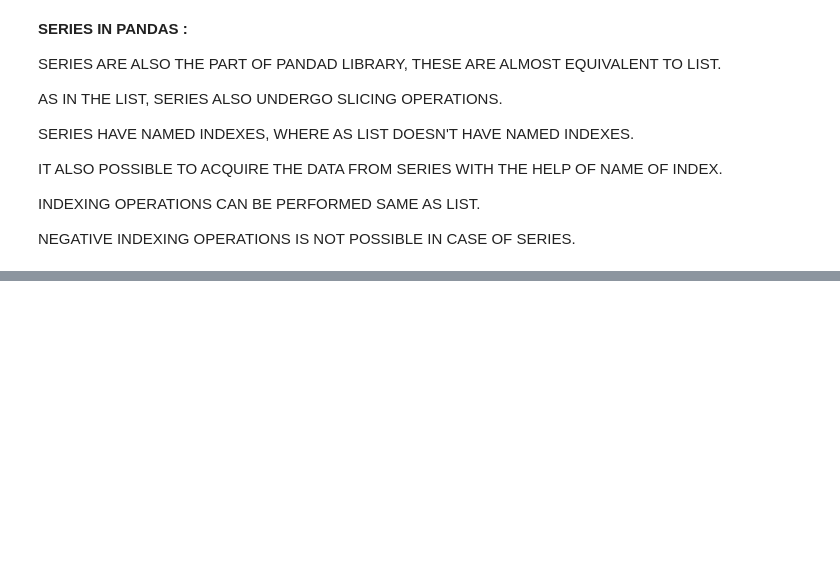
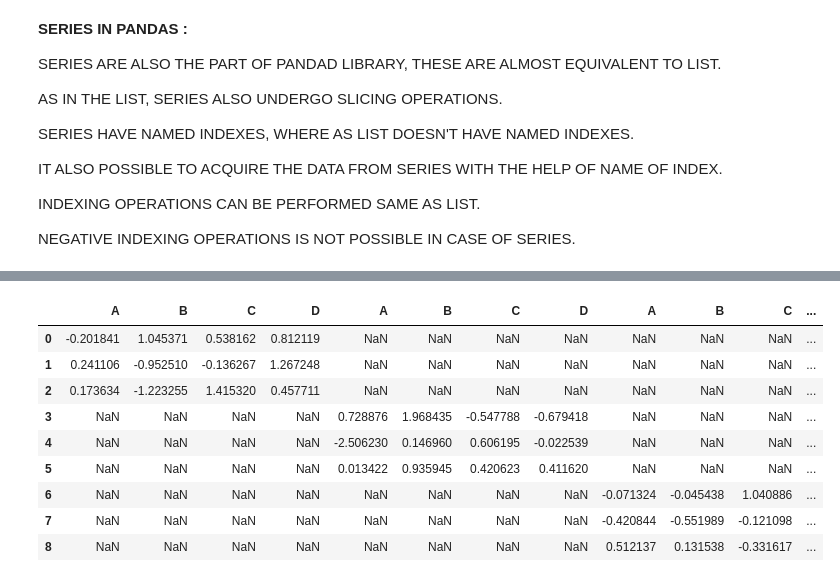
Before and after one commit to Sashi09/Sashi-Python, a Jupyter notebook: Bone_Tumour.ipynb, the cells around one changed output, grey strips where cells are left out. Drawn from its saved outputs; the diff is of its cells as text; code cells hidden in the pictures; blank space fills up the shorter version.

```diff
--- a/Bone_Tumour.ipynb
+++ b/Bone_Tumour.ipynb
@@ -84,0 +1336,2 @@ current_directory = os.getcwd()
+# %%
+arr3= np.random.randn(3,4)
@@ -84,0 +1436,19 @@ current_directory = os.getcwd()
+# %%
+df1 = pd.DataFrame(arr1,columns = ["A","B","C","D"], index=[0,1,2])
+# %%
+df2 = pd.DataFrame(arr2,columns = ["A","B","C","D"], index=[3,4,5])
+# %%
+df3 =pd.DataFrame(arr3,columns = ["A","B","C","D"], index=[6,7,8])
+# %%
+pd.concat([df1,df2,df3],axis = 1)
+# %% [output]
+|  | A | B | C | D | A | B | C | D | A | B | C | ... |
+| 0 | -0.201841 | 1.045371 | 0.538162 | 0.812119 | NaN | NaN | NaN | NaN | NaN | NaN | NaN | ... |
+| 1 | 0.241106 | -0.952510 | -0.136267 | 1.267248 | NaN | NaN | NaN | NaN | NaN | NaN | NaN | ... |
+| 2 | 0.173634 | -1.223255 | 1.415320 | 0.457711 | NaN | NaN | NaN | NaN | NaN | NaN | NaN | ... |
+| 3 | NaN | NaN | NaN | NaN | 0.728876 | 1.968435 | -0.547788 | -0.679418 | NaN | NaN | NaN | ... |
+| 4 | NaN | NaN | NaN | NaN | -2.506230 | 0.146960 | 0.606195 | -0.022539 | NaN | NaN | NaN | ... |
+| 5 | NaN | NaN | NaN | NaN | 0.013422 | 0.935945 | 0.420623 | 0.411620 | NaN | NaN | NaN | ... |
+| 6 | NaN | NaN | NaN | NaN | NaN | NaN | NaN | NaN | -0.071324 | -0.045438 | 1.040886 | ... |
+| 7 | NaN | NaN | NaN | NaN | NaN | NaN | NaN | NaN | -0.420844 | -0.551989 | -0.121098 | ... |
+| 8 | NaN | NaN | NaN | NaN | NaN | NaN | NaN | NaN | 0.512137 | 0.131538 | -0.331617 | ... |
```
Also changed, not shown: parts of 226 cells of this notebook.
